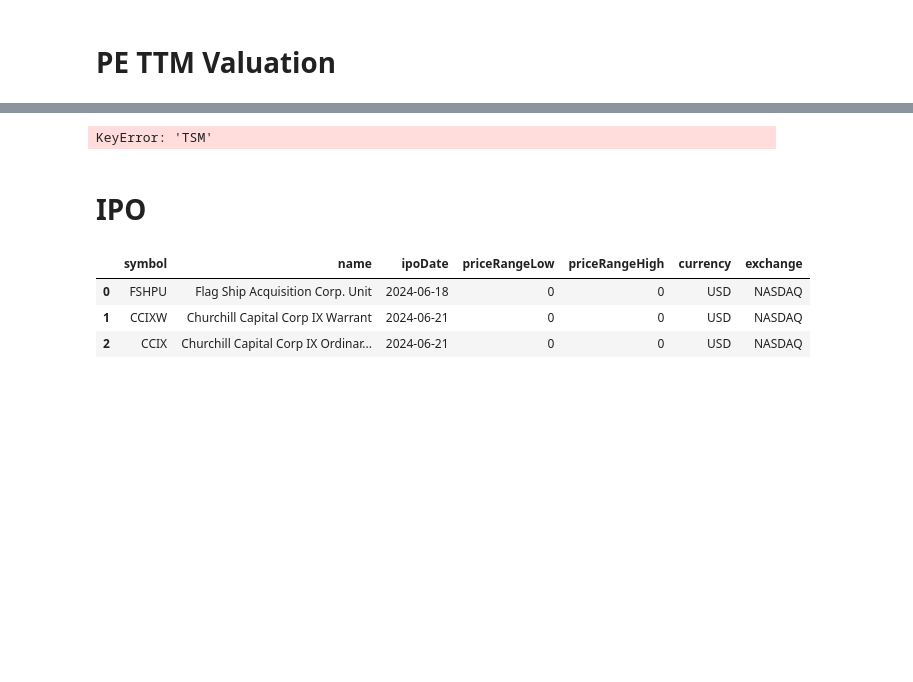
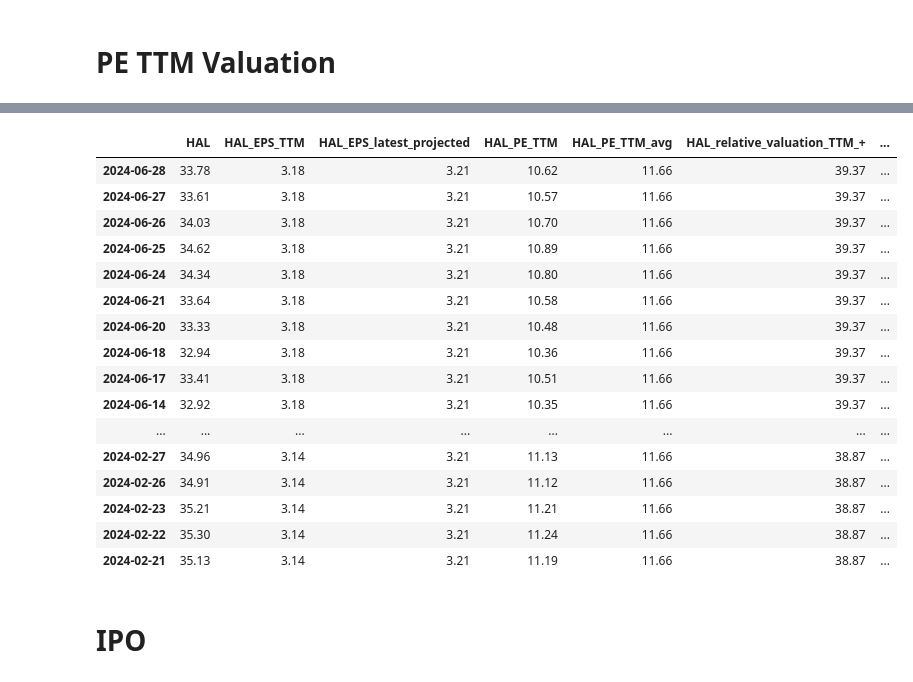
Before and after one commit to tangj310/Inv_equity, a Jupyter notebook: 03_PE_TTM_valuation/PE_TTM_valuation_01.ipynb, the cells around one changed output, grey strips where cells are left out. Cells and saved outputs as stored; diff of their text form; code cells hidden in the pictures; blank space fills up the shorter version.

```diff
--- a/03_PE_TTM_valuation/PE_TTM_valuation_01.ipynb
+++ b/03_PE_TTM_valuation/PE_TTM_valuation_01.ipynb
@@ -60,9 +55,11 @@ alpha_vantage_function = {
 # ticker_symbols = input("Enter stock tickers separated by commas:")
 # ticker_symbols = ticker_symbols.split(',')
 ticker_symbols = [
-    'GOOG'
+    'SLB'
+    ,'HAL'
+    ,'TGT'
+    ,'OKE'
 ]
-
 # Time intelligent parameters
 window_days = 90
 end_date = datetime.now()
@@ -76,19 +73,6 @@ earning_calendar = [
 PE_yr_range = 6 # this will return x-1 yr PE range
 
 ticker_dict = {}
-# %%
-# Daily quote section
-for symbol in ticker_symbols:
-
-
-    # Monthly quote section
-    url = f'https://www.alphavantage.co/query?function=TIME_SERIES_MONTHLY&symbol={symbol}&apikey={alpha_vantage_api_key}'
-    r = requests.get(url)
-    data = r.json()
-
-    for key, value in data.items():
-        if key == 'Monthly Time Series':
-            Monthly_stock_df = pd.DataFrame(value)
 # %% [markdown]
 # PE TTM Valuation
 # %%
@@ -104,7 +88,6 @@ for symbol in ticker_symbols:
 
     for key, value in data.items():
         if key == 'Time Series (Daily)':
-
 
 
             selected_cols = [
@@ -200,11 +183,11 @@ for symbol in ticker_symbols:
                 else:
                     continue
 
-            annualEPS_df[f'{symbol}_PE'] = Monthly_stock_df[f'{symbol}'].values / annualEPS_df['reportedEPS'].values
-            annualEPS_df[f"{symbol}_PE_{PE_yr_range-1}yr_avg"] = annualEPS_df[f"{symbol}_PE"].mean().round(2)
-            annualEPS_df[f"{symbol}_PE_{PE_yr_range-1}yr_std"] = np.std(annualEPS_df[f"{symbol}_PE"]).round(2)
-            annualEPS_df[f"{symbol}_PE_{PE_yr_range-1}yr_volatility_+"] = (annualEPS_df[f"{symbol}_PE_{PE_yr_range-1}yr_avg"] + annualEPS_df[f"{symbol}_PE_{PE_yr_range-1}yr_std"]).round(2) # 这个是PE的波动范围上限
-            annualEPS_df[f"{symbol}_PE_{PE_yr_range-1}yr_volatility_-"] = (annualEPS_df[f"{symbol}_PE_{PE_yr_range-1}yr_avg"] - annualEPS_df[f"{symbol}_PE_{PE_yr_range-1}yr_std"]).round(2) # 这个是PE的波动范围下限
+            # annualEPS_df[f'{symbol}_PE'] = Monthly_stock_df[f'{symbol}'].values / annualEPS_df['reportedEPS'].values
+            # annualEPS_df[f"{symbol}_PE_{PE_yr_range-1}yr_avg"] = annualEPS_df[f"{symbol}_PE"].mean().round(2)
+            # annualEPS_df[f"{symbol}_PE_{PE_yr_range-1}yr_std"] = np.std(annualEPS_df[f"{symbol}_PE"]).round(2)
+            # annualEPS_df[f"{symbol}_PE_{PE_yr_range-1}yr_volatility_+"] = (annualEPS_df[f"{symbol}_PE_{PE_yr_range-1}yr_avg"] + annualEPS_df[f"{symbol}_PE_{PE_yr_range-1}yr_std"]).round(2) # 这个是PE的波动范围上限
+            # annualEPS_df[f"{symbol}_PE_{PE_yr_range-1}yr_volatility_-"] = (annualEPS_df[f"{symbol}_PE_{PE_yr_range-1}yr_avg"] - annualEPS_df[f"{symbol}_PE_{PE_yr_range-1}yr_std"]).round(2) # 这个是PE的波动范围下限
 
 
 
@@ -302,10 +285,10 @@ for symbol in ticker_symbols:
     df_stock_consolidate[f"{symbol}_{window_days}_price_avg"] = df_stock_consolidate[symbol].mean().round(2)
     df_stock_consolidate[f"{symbol}_{window_days}_price_std"] = np.std(df_stock_consolidate[symbol]).round(2)
 
-    df_stock_consolidate[f"{symbol}_PE_{PE_yr_range-1}yr_avg"] = annualEPS_df[f"{symbol}_PE_{PE_yr_range-1}yr_avg"].values[0]
-    df_stock_consolidate[f"{symbol}_PE_{PE_yr_range-1}yr_std"] = annualEPS_df[f"{symbol}_PE_{PE_yr_range-1}yr_std"].values[0]
-    df_stock_consolidate[f"{symbol}_PE_{PE_yr_range-1}yr_volatility_+"] = annualEPS_df[f"{symbol}_PE_{PE_yr_range-1}yr_volatility_+"].values[0]
-    df_stock_consolidate[f"{symbol}_PE_{PE_yr_range-1}yr_volatility_-"] = annualEPS_df[f"{symbol}_PE_{PE_yr_range-1}yr_volatility_-"].values[0]
+    # df_stock_consolidate[f"{symbol}_PE_{PE_yr_range-1}yr_avg"] = annualEPS_df[f"{symbol}_PE_{PE_yr_range-1}yr_avg"].values[0]
+    # df_stock_consolidate[f"{symbol}_PE_{PE_yr_range-1}yr_std"] = annualEPS_df[f"{symbol}_PE_{PE_yr_range-1}yr_std"].values[0]
+    # df_stock_consolidate[f"{symbol}_PE_{PE_yr_range-1}yr_volatility_+"] = annualEPS_df[f"{symbol}_PE_{PE_yr_range-1}yr_volatility_+"].values[0]
+    # df_stock_consolidate[f"{symbol}_PE_{PE_yr_range-1}yr_volatility_-"] = annualEPS_df[f"{symbol}_PE_{PE_yr_range-1}yr_volatility_-"].values[0]
 
 
     df_stock_consolidate[f"{symbol}_relative_valuation_nextYear_projected_+"] = (df_stock_consolidate[f"{symbol}_PE_TTM_volatility_+"] * EPS_12month_projected).round(2) # 这个是relative valuation的价格上限
@@ -381,7 +387,23 @@ NameError: name 'Monthly_stock_df' is not defined
 # %%
-ticker_dict['TSM']
+ticker_dict['HAL']
 # %% [output]
-KeyError: 'TSM'
+|  | HAL | HAL_EPS_TTM | HAL_EPS_latest_projected | HAL_PE_TTM | HAL_PE_TTM_avg | HAL_relative_valuation_TTM_+ | ... |
+| 2024-06-28 | 33.78 | 3.18 | 3.21 | 10.62 | 11.66 | 39.37 | ... |
+| 2024-06-27 | 33.61 | 3.18 | 3.21 | 10.57 | 11.66 | 39.37 | ... |
+| 2024-06-26 | 34.03 | 3.18 | 3.21 | 10.70 | 11.66 | 39.37 | ... |
+| 2024-06-25 | 34.62 | 3.18 | 3.21 | 10.89 | 11.66 | 39.37 | ... |
+| 2024-06-24 | 34.34 | 3.18 | 3.21 | 10.80 | 11.66 | 39.37 | ... |
+| 2024-06-21 | 33.64 | 3.18 | 3.21 | 10.58 | 11.66 | 39.37 | ... |
+| 2024-06-20 | 33.33 | 3.18 | 3.21 | 10.48 | 11.66 | 39.37 | ... |
+| 2024-06-18 | 32.94 | 3.18 | 3.21 | 10.36 | 11.66 | 39.37 | ... |
+| 2024-06-17 | 33.41 | 3.18 | 3.21 | 10.51 | 11.66 | 39.37 | ... |
+| 2024-06-14 | 32.92 | 3.18 | 3.21 | 10.35 | 11.66 | 39.37 | ... |
+| ... | ... | ... | ... | ... | ... | ... | ... |
+| 2024-02-27 | 34.96 | 3.14 | 3.21 | 11.13 | 11.66 | 38.87 | ... |
+| 2024-02-26 | 34.91 | 3.14 | 3.21 | 11.12 | 11.66 | 38.87 | ... |
+| 2024-02-23 | 35.21 | 3.14 | 3.21 | 11.21 | 11.66 | 38.87 | ... |
+| 2024-02-22 | 35.30 | 3.14 | 3.21 | 11.24 | 11.66 | 38.87 | ... |
+| 2024-02-21 | 35.13 | 3.14 | 3.21 | 11.19 | 11.66 | 38.87 | ... |
 # %% [markdown]
 # IPO
 # %%
@@ -396,10 +418,3 @@ with requests.Session() as s:
 
     IPO_df = pd.DataFrame(columns=my_list[0]
                           ,data=my_list[1::])
-# %%
-IPO_df
-# %% [output]
-|  | symbol | name | ipoDate | priceRangeLow | priceRangeHigh | currency | exchange |
-| 0 | FSHPU | Flag Ship Acquisition Corp. Unit | 2024-06-18 | 0 | 0 | USD | NASDAQ |
-| 1 | CCIXW | Churchill Capital Corp IX Warrant | 2024-06-21 | 0 | 0 | USD | NASDAQ |
-| 2 | CCIX | Churchill Capital Corp IX Ordinar... | 2024-06-21 | 0 | 0 | USD | NASDAQ |
```
Also changed, not shown: parts of 13 cells of this notebook, 1 other file.
